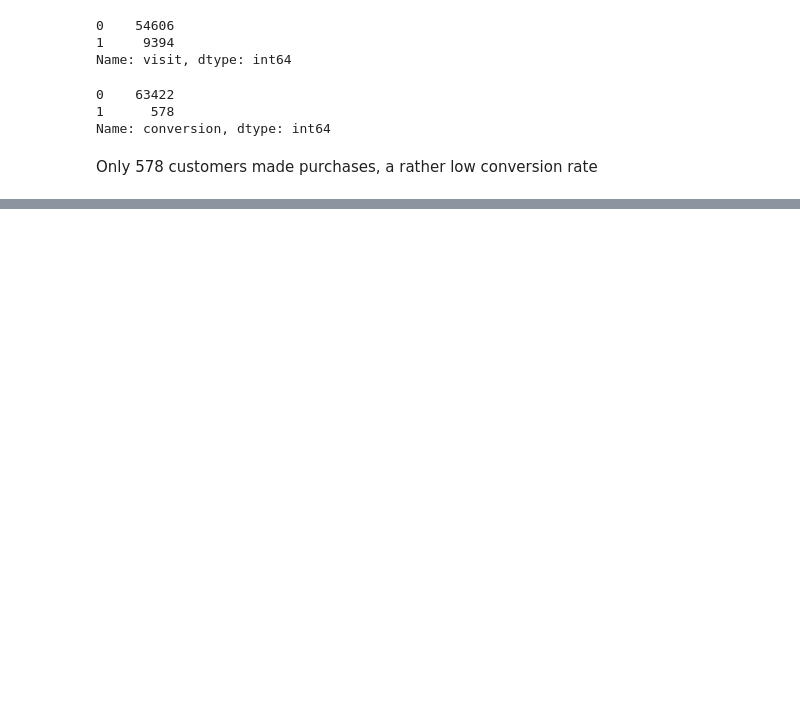
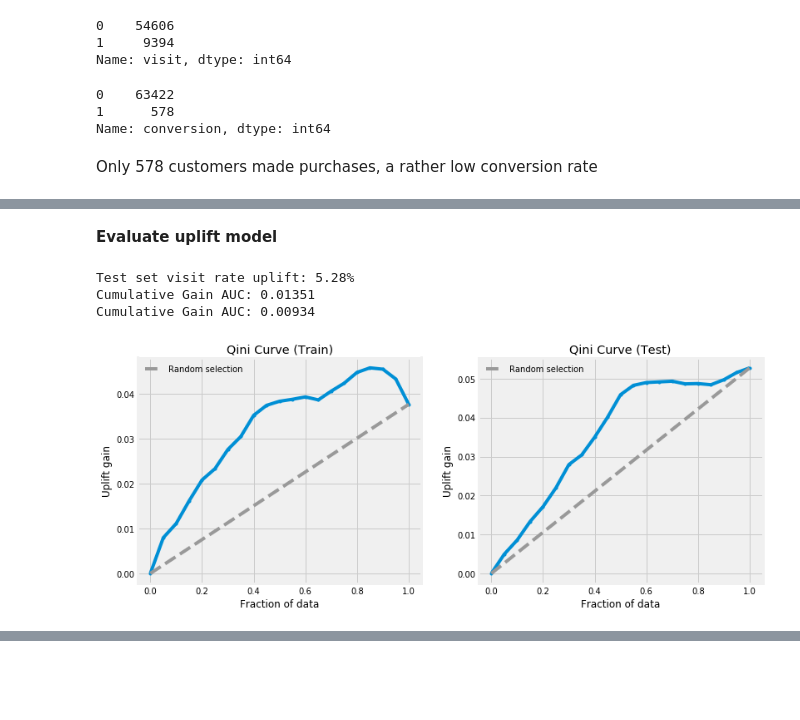
Before and after one commit to W-Tran/uplift-modelling, a Jupyter notebook: Uplift_Modelling.ipynb, the cells around one changed output, grey strips where cells are left out. Saved outputs shown, nothing was run; the diff lists cells and outputs as text; code cells hidden in the pictures; blank space fills up the shorter version.

```diff
--- a/Uplift_Modelling.ipynb
+++ b/Uplift_Modelling.ipynb
@@ -56,0 +212,20 @@ Only 578 customers made purchases, a rather low conversion rate
+# %% [markdown]
+**Evaluate uplift model**
+# %%
+# Plot Train/Test Qini Curve
+fig = plt.figure(figsize=(12,5))
+ax = fig.add_subplot(121)
+up1.train_results_.plot('qini', ax=ax, show_random_selection=True)
+ax.set_title("Qini Curve (Train)")
+ax = fig.add_subplot(122)
+up1.test_results_.plot('qini', ax=ax, show_random_selection=True)
+ax.set_title("Qini Curve (Test)")
+
+average_treatment_effect = visit_rate_ate(up1.df_test, test_set=True)
+print("Cumulative Gain AUC: {:.5f}".format(up1.train_results_.Q_qini))
+print("Cumulative Gain AUC: {:.5f}".format(up1.test_results_.Q_qini))
+# %% [output]
+Test set visit rate uplift: 5.28%
+Cumulative Gain AUC: 0.01351
+Cumulative Gain AUC: 0.00934
+[figure, added]
```
Also changed, not shown: parts of 81 cells of this notebook.
